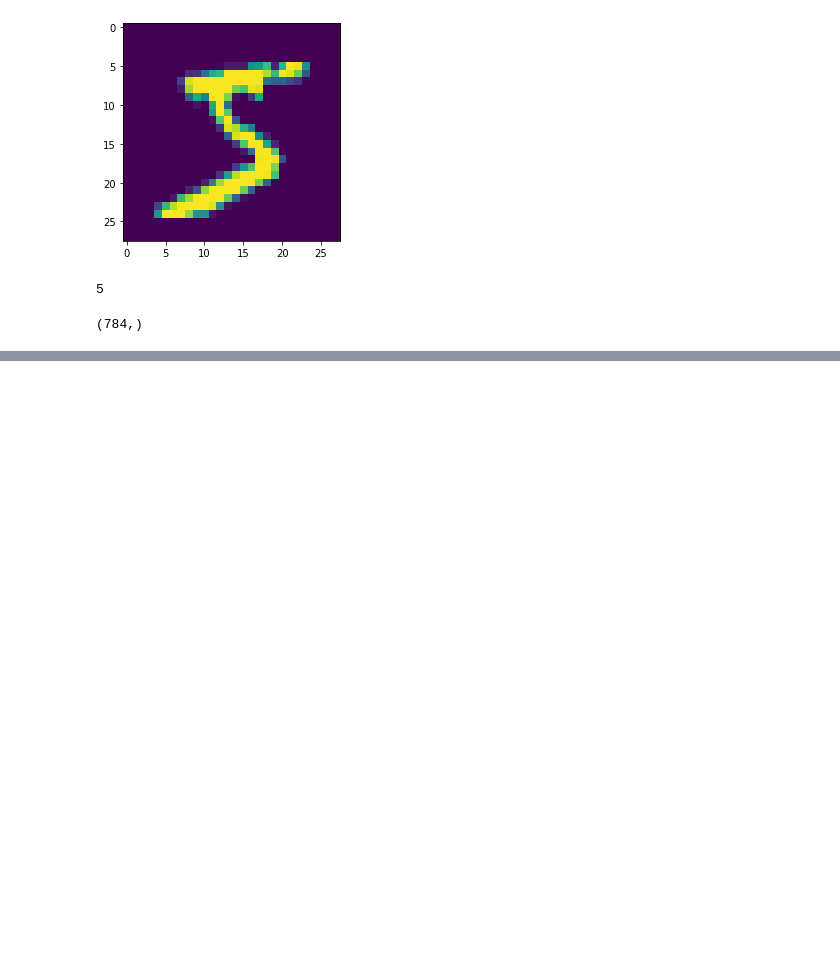
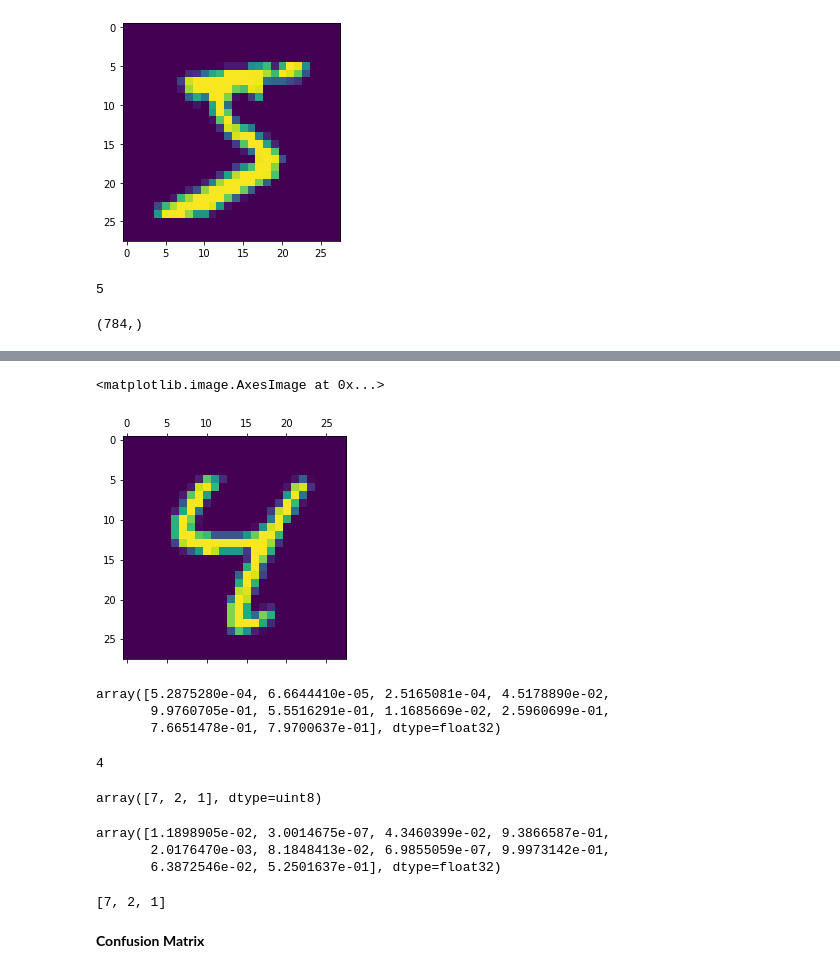
Before and after one commit to Bhaskar-maity/Deep-Learning-Notebooks, a Jupyter notebook: Hand-Wriitern-Digit-Classifer.ipynb, the cells around one changed output, grey strips where cells are left out. Cells and saved outputs as stored; diff of their text form; code cells hidden in the pictures; blank space fills up the shorter version.

```diff
--- a/Hand-Wriitern-Digit-Classifer.ipynb
+++ b/Hand-Wriitern-Digit-Classifer.ipynb
@@ -43,5 +14,5 @@ import numpy as np
 # %%
 # load data
-(xtrain, ytrain), (xtest, ytest) = keras.datasets.mnist.load_data()
+(xtrain, ytrain), (xtest, ytest) = tf.keras.datasets.mnist.load_data()
 # %%
 xtrain
@@ -113,10 +52,10 @@ print(ytrain[0])
 5
 # %%
 # flatten the image, 28 * 28 = 784
-xtrain= xtrain.reshape(-1,784)
+xtrain_flatten= xtrain.reshape(-1,784)
 
-xtest = xtest.reshape(-1,784)
-xtrain[1].shape
+xtest_flatten = xtest.reshape(-1,784)
+xtrain_flatten[1].shape
 # %% [output]
 (784,)
 # %%
@@ -212,0 +99,34 @@ sum.shape
+# %%
+plt.matshow(xtest[6])
+# %% [output]
+<matplotlib.image.AxesImage at 0x...>
+[figure, added]
+# %%
+ytest_predict = model.predict(xtest_flatten)
+ytest_predict[6]
+# %% [output]
+array([5.2875280e-04, 6.6644410e-05, 2.5165081e-04, 4.5178890e-02,
+       9.9760705e-01, 5.5516291e-01, 1.1685669e-02, 2.5960699e-01,
+       7.6651478e-01, 7.9700637e-01], dtype=float32)
+# %%
+np.argmax(ytest_predict[6])
+# %% [output]
+4
+# %%
+ytest[:3]
+# %% [output]
+array([7, 2, 1], dtype=uint8)
+# %%
+ytest_predict[0]
+# %% [output]
+array([1.1898905e-02, 3.0014675e-07, 4.3460399e-02, 9.3866587e-01,
+       2.0176470e-03, 8.1848413e-02, 6.9855059e-07, 9.9973142e-01,
+       6.3872546e-02, 5.2501637e-01], dtype=float32)
+# %%
+# max value index for each value of ytest_predict
+ytest_predict_lables = [np.argmax(i) for i in ytest_predict]
+ytest_predict_lables[:3]
+# %% [output]
+[7, 2, 1]
+# %% [markdown]
+**Confusion Matrix**
```
Also changed, not shown: parts of 28 cells of this notebook.
